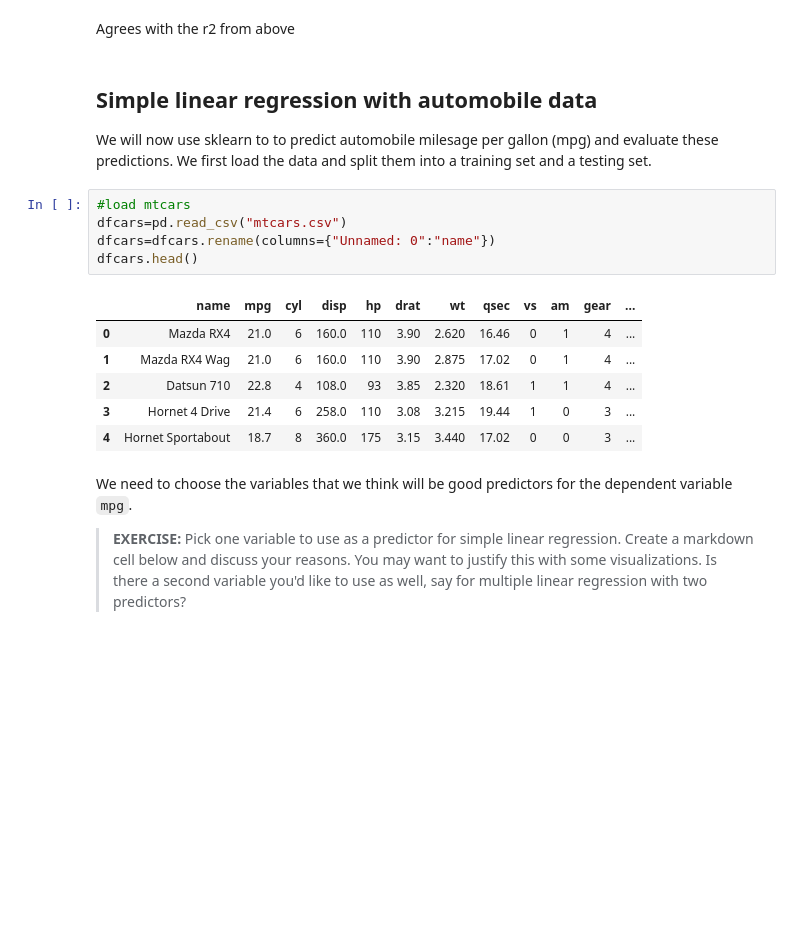
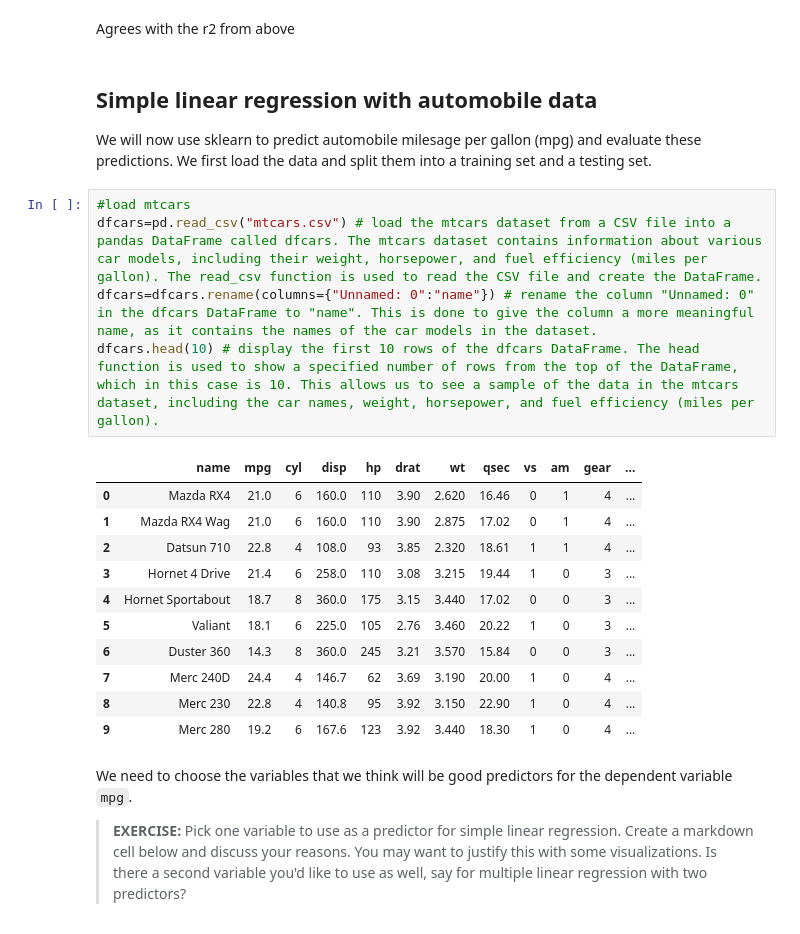
Before and after one commit to Glogover/machine_learning, a Jupyter notebook: my-work/LinearRegression.ipynb, the cells around one changed output. Saved outputs shown, nothing was run; the diff lists cells and outputs as text; blank space fills up the shorter version.

Commit message:
Linear reg for automobile data

```diff
--- a/my-work/LinearRegression.ipynb
+++ b/my-work/LinearRegression.ipynb
@@ -258,19 +258,24 @@ model.score(X,y) # calculate the R-squared value between the actual values of y
 Agrees with the r2 from above
 # %% [markdown]
 ## Simple linear regression with automobile data
-We will now use sklearn to to predict automobile milesage per gallon (mpg) and evaluate these predictions. We first load the data and split them into a training set and a testing set.
+We will now use sklearn to predict automobile milesage per gallon (mpg) and evaluate these predictions. We first load the data and split them into a training set and a testing set.
 # %%
 #load mtcars
-dfcars=pd.read_csv("mtcars.csv")
-dfcars=dfcars.rename(columns={"Unnamed: 0":"name"})
-dfcars.head()
+dfcars=pd.read_csv("mtcars.csv") # load the mtcars dataset from a CSV file into a pandas DataFrame called dfcars. The mtcars dataset contains information about various car models, including their weight, horsepower, and fuel efficiency (miles per gallon). The read_csv function is used to read the CSV file and create the DataFrame.
+dfcars=dfcars.rename(columns={"Unnamed: 0":"name"}) # rename the column "Unnamed: 0" in the dfcars DataFrame to "name". This is done to give the column a more meaningful name, as it contains the names of the car models in the dataset.
+dfcars.head(10) # display the first 10 rows of the dfcars DataFrame. The head function is used to show a specified number of rows from the top of the DataFrame, which in this case is 10. This allows us to see a sample of the data in the mtcars dataset, including the car names, weight, horsepower, and fuel efficiency (miles per gallon).
 # %% [output]
 |  | name | mpg | cyl | disp | hp | drat | wt | qsec | vs | am | gear | ... |
 | 0 | Mazda RX4 | 21.0 | 6 | 160.0 | 110 | 3.90 | 2.620 | 16.46 | 0 | 1 | 4 | ... |
 | 1 | Mazda RX4 Wag | 21.0 | 6 | 160.0 | 110 | 3.90 | 2.875 | 17.02 | 0 | 1 | 4 | ... |
 | 2 | Datsun 710 | 22.8 | 4 | 108.0 | 93 | 3.85 | 2.320 | 18.61 | 1 | 1 | 4 | ... |
 | 3 | Hornet 4 Drive | 21.4 | 6 | 258.0 | 110 | 3.08 | 3.215 | 19.44 | 1 | 0 | 3 | ... |
 | 4 | Hornet Sportabout | 18.7 | 8 | 360.0 | 175 | 3.15 | 3.440 | 17.02 | 0 | 0 | 3 | ... |
+| 5 | Valiant | 18.1 | 6 | 225.0 | 105 | 2.76 | 3.460 | 20.22 | 1 | 0 | 3 | ... |
+| 6 | Duster 360 | 14.3 | 8 | 360.0 | 245 | 3.21 | 3.570 | 15.84 | 0 | 0 | 3 | ... |
+| 7 | Merc 240D | 24.4 | 4 | 146.7 | 62 | 3.69 | 3.190 | 20.00 | 1 | 0 | 4 | ... |
+| 8 | Merc 230 | 22.8 | 4 | 140.8 | 95 | 3.92 | 3.150 | 22.90 | 1 | 0 | 4 | ... |
+| 9 | Merc 280 | 19.2 | 6 | 167.6 | 123 | 3.92 | 3.440 | 18.30 | 1 | 0 | 4 | ... |
 # %% [markdown]
 We need to choose the variables that we think will be good predictors for the dependent variable `mpg`.
 
```
Also changed, not shown: parts of 21 cells of this notebook.
